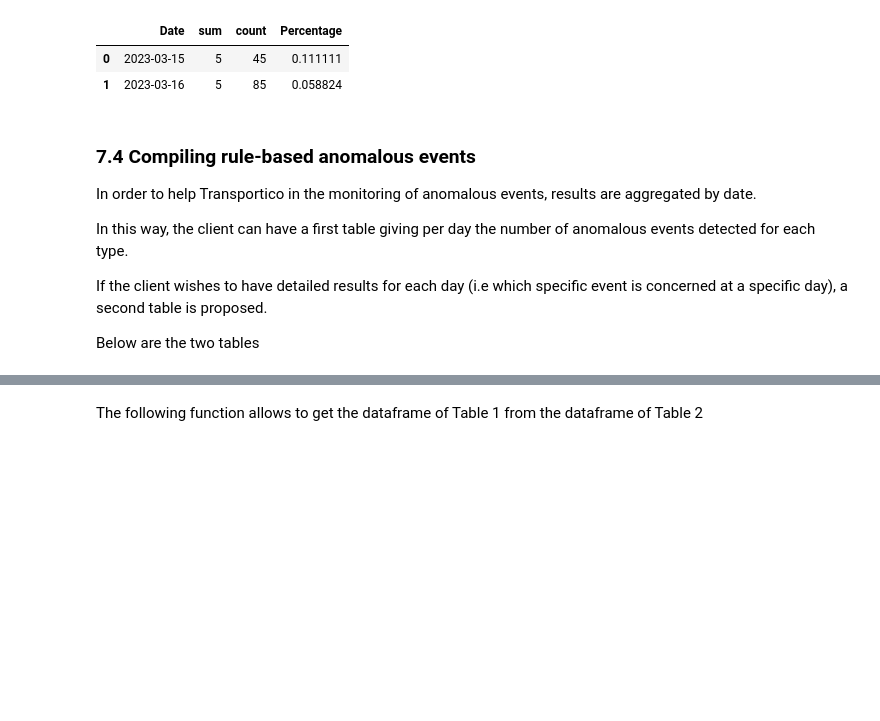
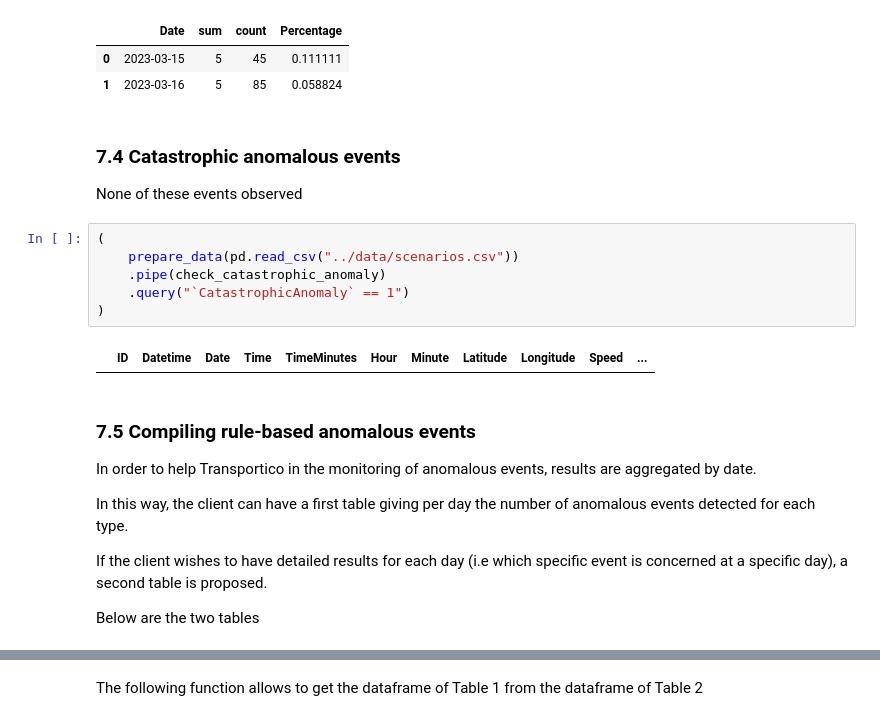
Before and after one commit to nhra/transportico, a Jupyter notebook: notebooks/notebook.ipynb, the cells around one changed output, grey strips where cells are left out. Drawn from its saved outputs; the diff is of its cells as text; blank space fills up the shorter version.

```diff
--- a/notebooks/notebook.ipynb
+++ b/notebooks/notebook.ipynb
@@ -590,8 +620,19 @@ They happened for same events as anomalous temperature events
 |  | Date | sum | count | Percentage |
 | 0 | 2023-03-15 | 5 | 45 | 0.111111 |
 | 1 | 2023-03-16 | 5 | 85 | 0.058824 |
+# %% [markdown]
+### 7.4 Catastrophic anomalous events
+None of these events observed
+# %%
+(
+    prepare_data(pd.read_csv("../data/scenarios.csv"))
+    .pipe(check_catastrophic_anomaly)
+    .query("`CatastrophicAnomaly` == 1")
+)
+# %% [output]
+|  | ID | Datetime | Date | Time | TimeMinutes | Hour | Minute | Latitude | Longitude | Speed | ... |
 # %% [markdown]
-### 7.4 Compiling rule-based anomalous events
+### 7.5 Compiling rule-based anomalous events
 In order to help Transportico in the monitoring of anomalous events, results are aggregated by date.
 
 In this way, the client can have a first table giving per day the number of anomalous events detected for each type.
```
Also changed, not shown: parts of 29 cells of this notebook, 2 other files.
